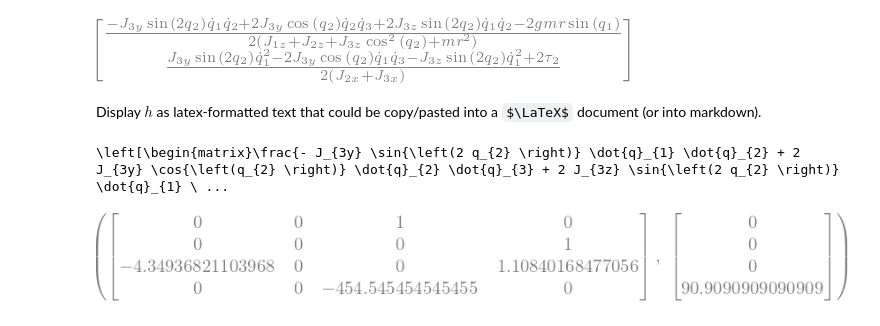
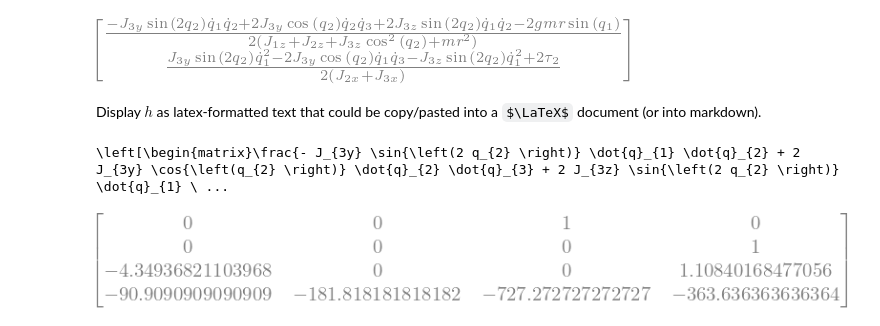
Before and after one commit to lucassmerica/ae353_DP1, a Jupyter notebook: DeriveEOM-Lucas.ipynb, the cells around one changed output. Drawn from its saved outputs; the diff is of its cells as text; code cells hidden in the pictures; some formulas as TeX source.

Commit message:
Add files via upload
acquired A, B matrices linearized about q1e = q2e = v1e = v2e = Te = 0 and gains: k1=1 k2=2, k3=3, k4=4

```diff
--- a/DeriveEOM-Lucas.ipynb
+++ b/DeriveEOM-Lucas.ipynb
@@ -119,35 +119,43 @@ Display $h$ as latex-formatted text that could be copy/pasted into a $\LaTeX$ do
 print(f'{mechanics.mlatex(h)}')
 # %% [output]
 \left[\begin{matrix}\frac{- J_{3y} \sin{\left(2 q_{2} \right)} \dot{q}_{1} \dot{q}_{2} + 2 J_{3y} \cos{\left(q_{2} \right)} \dot{q}_{2} \dot{q}_{3} + 2 J_{3z} \sin{\left(2 q_{2} \right)} \dot{q}_{1} \ ...
-# %%
-q1, q2, v1, v2, T = mechanics.dynamicsymbols('q1, q2, v1, v2, T')
-V, J_1z, J_2x, J_2z, J_3x, J_3y, J_3z, m, r, g = 500, .5, .001, .001, .01, .01, .01, 1, 2, 9.81
-a1 = -J_3y + 2*J_3z
-a2 = 2*J_3y
-a3 = -2*g*m*r
-a4 = 2*J_1z + 2*J_2z + 2*m*r*r
-a5 = 2*J_3z
-a6 = (J_3y - J_3z)/(2*(J_2x + J_3x))
-a7 = -1*J_3y / (J_2x + J_3x)
-a8 = 1/(J_2x + J_3x)
-
-m = sym.Matrix([q1, q2, v1 ,v2])
-n = sym.Matrix([T])
-m_dot = sym.Matrix([
-    v1,
-    v2,
-    (a1*sym.sin(2*q2)*v1*v2 + a2*sym.cos(q2)*v2*V + a3*sym.sin(q1))/(a4 + a5*sym.cos(q2)*sym.cos(q2)),
-    a6*sym.sin(2*q2)*v1*v1 + a7*sym.cos(q2)*v1*V + a8*T
-])
-m_e = sym.Matrix([0, 0, 0, 0]) #equilibrium points
-n_e = sym.Matrix([0])
-A_raw = m_dot.jacobian(m) #raw meaning that the equilibrium points have not been subbed in
-B_raw = m_dot.jacobian(n)
-
-
-A = A_raw.subs([(q1, m_e[0]), (q2, m_e[1]), (v1, m_e[2]), (v2, m_e[3])])
-B = B_raw.subs(T, 0)
-
-A, B
-# %% [output]
-[figure, removed]
+# %%
+q1, q2, v1, v2, T = mechanics.dynamicsymbols('q1, q2, v1, v2, T')
+V, J_1z, J_2x, J_2z, J_3x, J_3y, J_3z, m, r, g = 500, .5, .001, .001, .01, .01, .01, 1, 2, 9.81
+a1 = -J_3y + 2*J_3z
+a2 = 2*J_3y
+a3 = -2*g*m*r
+a4 = 2*J_1z + 2*J_2z + 2*m*r*r
+a5 = 2*J_3z
+a6 = (J_3y - J_3z)/(2*(J_2x + J_3x))
+a7 = -1*J_3y / (J_2x + J_3x)
+a8 = 1/(J_2x + J_3x)
+
+#gains
+k1 = 1
+k2 = 2
+k3 = 3
+k4 = 4
+
+m = sym.Matrix([q1, q2, v1 ,v2])
+n = sym.Matrix([T])
+m_dot = sym.Matrix([
+    v1,
+    v2,
+    (a1*sym.sin(2*q2)*v1*v2 + a2*sym.cos(q2)*v2*V + a3*sym.sin(q1))/(a4 + a5*sym.cos(q2)*sym.cos(q2)),
+    a6*sym.sin(2*q2)*v1*v1 + a7*sym.cos(q2)*v1*V + a8*T
+])
+m_e = sym.Matrix([0, 0, 0, 0]) #equilibrium points
+n_e = sym.Matrix([0])
+A_raw = m_dot.jacobian(m) #raw meaning that the equilibrium points have not been subbed in
+B_raw = m_dot.jacobian(n)
+
+
+A = A_raw.subs([(q1, m_e[0]), (q2, m_e[1]), (v1, m_e[2]), (v2, m_e[3])])
+B = B_raw.subs(T, 0)
+K = sym.Matrix(1, 4, [k1, k2, k3, k4])
+
+C = A - B*K
+C
+# %% [output]
+[figure, added]
```
